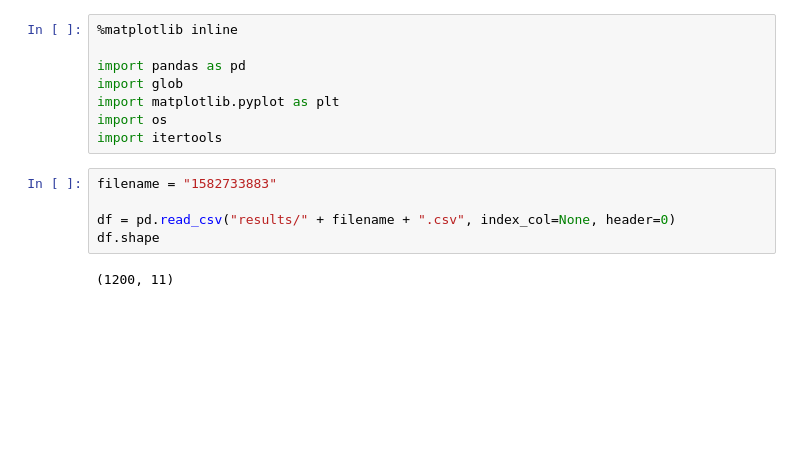
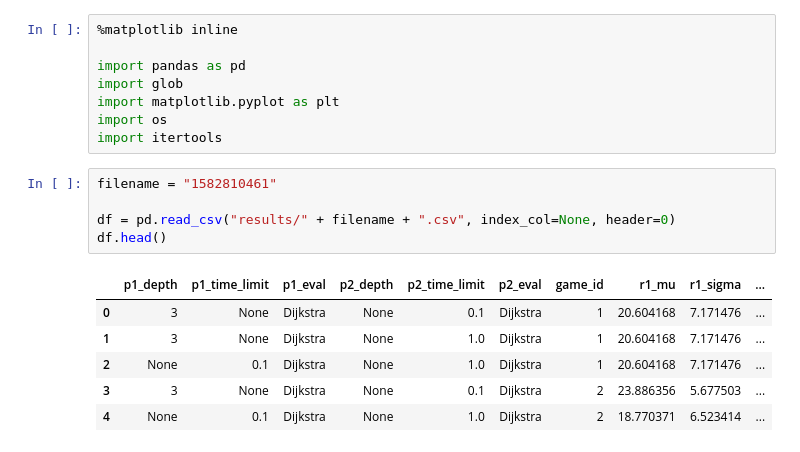
Before and after one commit to hieronx/rl, a Jupyter notebook: a1/plot.ipynb, the cells around one changed output. Cells and saved outputs as stored; diff of their text form; blank space fills up the shorter version.

```diff
--- a/a1/plot.ipynb
+++ b/a1/plot.ipynb
@@ -7,11 +7,16 @@ import matplotlib.pyplot as plt
 import os
 import itertools
 # %%
-filename = "1582733883"
+filename = "1582810461"
 
 df = pd.read_csv("results/" + filename + ".csv", index_col=None, header=0)
-df.shape
+df.head()
 # %% [output]
-(1200, 11)
+|  | p1_depth | p1_time_limit | p1_eval | p2_depth | p2_time_limit | p2_eval | game_id | r1_mu | r1_sigma | ... |
+| 0 | 3 | None | Dijkstra | None | 0.1 | Dijkstra | 1 | 20.604168 | 7.171476 | ... |
+| 1 | 3 | None | Dijkstra | None | 1.0 | Dijkstra | 1 | 20.604168 | 7.171476 | ... |
+| 2 | None | 0.1 | Dijkstra | None | 1.0 | Dijkstra | 1 | 20.604168 | 7.171476 | ... |
+| 3 | 3 | None | Dijkstra | None | 0.1 | Dijkstra | 2 | 23.886356 | 5.677503 | ... |
+| 4 | None | 0.1 | Dijkstra | None | 1.0 | Dijkstra | 2 | 18.770371 | 6.523414 | ... |
 # %%
 players = [
```
Also changed, not shown: parts of 1 cell of this notebook, 1 other file.
